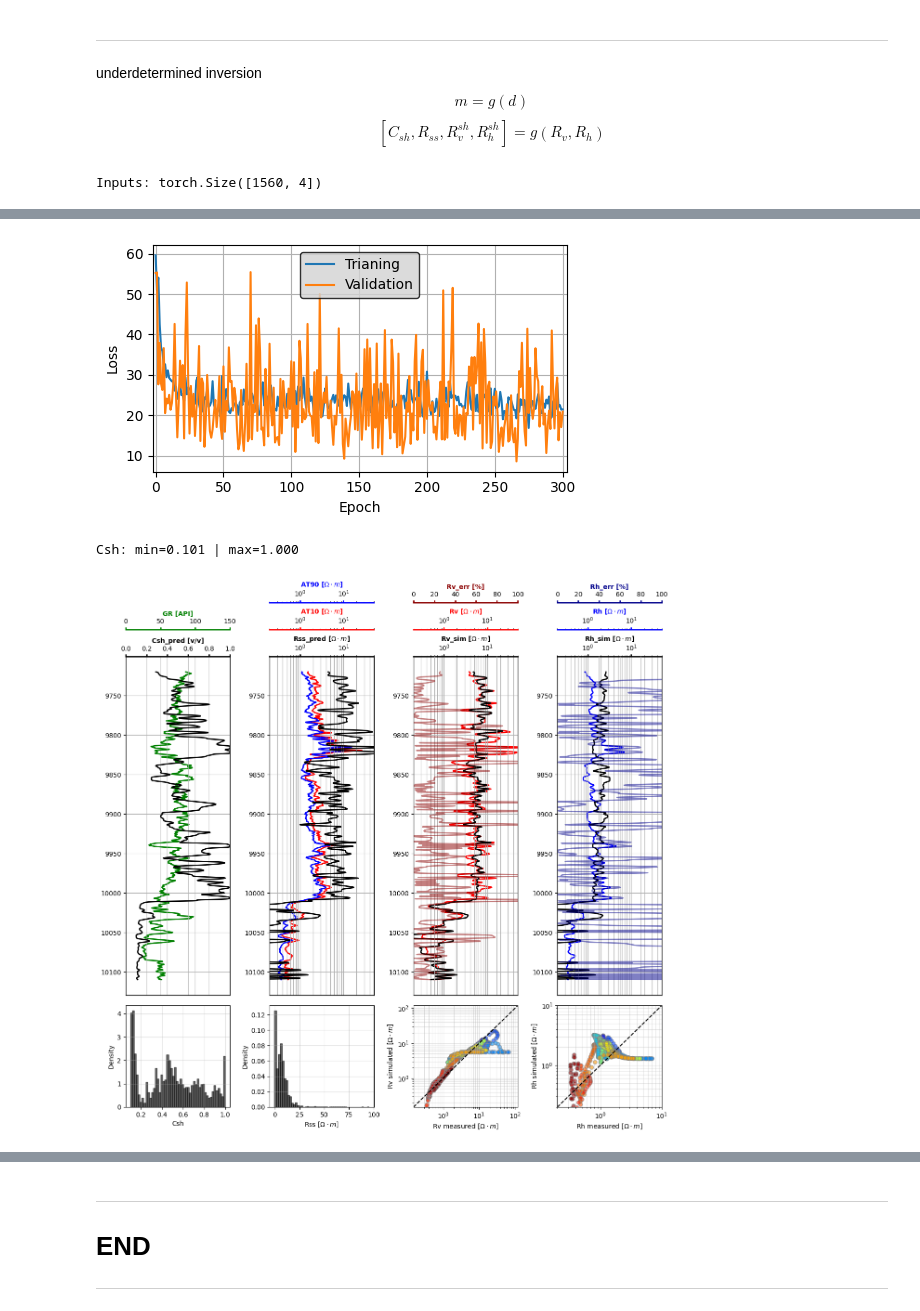
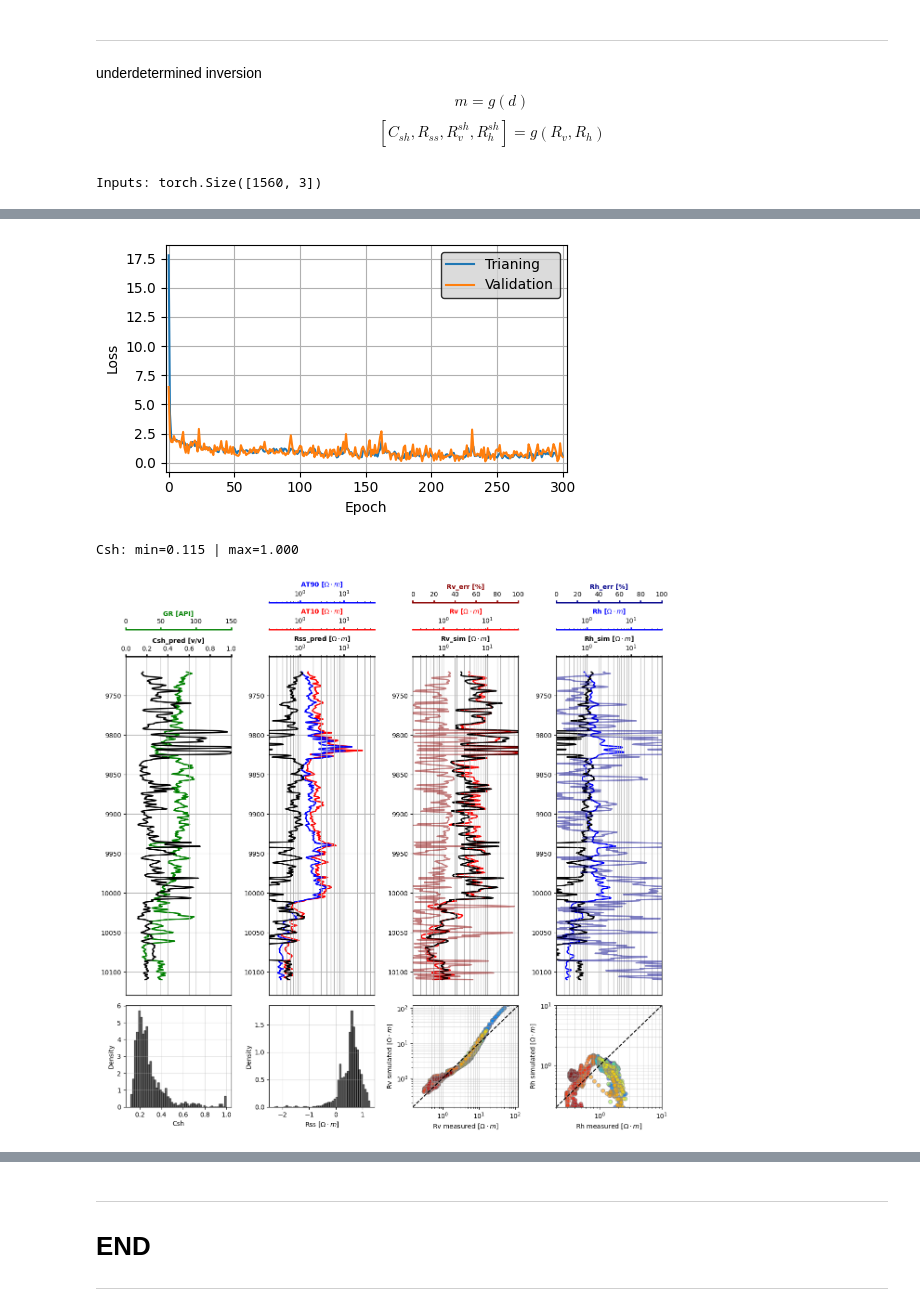
Before and after one commit to misaelmmorales/Anisotropic-Resistivity-Inversion, a Jupyter notebook: main_nb.ipynb, the cells around one changed output, grey strips where cells are left out. Saved outputs shown, nothing was run; the diff lists cells and outputs as text; code cells hidden in the pictures.

```diff
--- a/main_nb.ipynb
+++ b/main_nb.ipynb
@@ -274,18 +274,16 @@ $$ [C_{sh}, R_{ss}, R_v^{sh}, R_h^{sh}] = g (R_v, R_h) $$
 class ResInvPINN(nn.Module):
     def __init__(self):
         super(ResInvPINN, self).__init__()
-        self.fc1 = nn.Linear(4, 64)
-        self.fc2 = nn.Linear(64, 2)
+        self.fc1 = nn.Linear(3, 64)
+        self.fc2 = nn.Linear(64, 4)
 
     def forward(self, x):
         x = self.fc1(x)
         x = self.fc2(x)
         # Constrain Csh to [0,1]
-        #c, s, v, h = x[:, 0], x[:, 1], x[:, 2], x[:, 3]
-        c, s = x[:,0], x[:,1]
+        c, s, v, h = x[:, 0], x[:, 1], x[:, 2], x[:, 3]
         c = nn.Sigmoid()(c)
-        #x = torch.stack([c, s, v, h], dim=-1)
-        x = torch.stack([c,s], dim=-1)
+        x = torch.stack([c, s, v, h], dim=-1)
         return x
 
 class ResInvLoss(nn.Module):
@@ -296,21 +294,26 @@ class ResInvLoss(nn.Module):
     def forward(self, inputs, outputs):
         Rv_true = inputs[:, 0]
         Rh_true = inputs[:, 1]
+        GR_true = inputs[:, 2]
 
         Csh_pred = outputs[:, 0]
         Rss_pred = outputs[:, 1]
 
-        Rvsh_pred = inputs[:, 2]
-        Rhsh_pred = inputs[:, 3]
+        Rvsh_pred = outputs[:, 2]
+        Rhsh_pred = outputs[:, 3]
 
         eq1 = (Csh_pred*Rvsh_pred + (1-Csh_pred)*Rss_pred) - (Rv_true)
         eq2 = 1/(Csh_pred/Rhsh_pred + (1-Csh_pred)/Rss_pred) - (Rh_true)
         eqs = torch.stack([eq1, eq2], dim=-1)
 
-        wd1, wd2 = 1/Rv_true, 1/Rh_true
+        wd1, wd2 = 1/Rv_true/GR_true, 1/Rh_true/GR_true
         Wdm = torch.stack([wd1, wd2], dim=-1)
 
-        return torch.norm(torch.matmul(Wdm.T, eqs), p=2) + self.lambda_reg*torch.norm(outputs[:,:2], p=2)
+        costf = torch.norm(torch.matmul(Wdm.T, eqs), p=2)
+        regPa = self.lambda_reg*torch.norm(outputs[:,:2], p=2)
+        regSh = 1/3*self.lambda_reg*torch.norm(outputs[:,2:], p=2)
+
+        return  costf + regPa + regSh
 # %%
 d = lasio.read('well1.las').df()[['CALI', 'AT10','AT30','AT60','AT90','GR','RV72H_1D_FLT','RH72H_1D_FLT']].dropna()
 column_names = ['CALI', 'AT10', 'AT30', 'AT60', 'AT90', 'GR', 'Rv', 'Rh']
@@ -319,15 +322,15 @@ zstart = int(np.argwhere(d.index==9720).squeeze())
 zend   = int(np.argwhere(d.index==10110).squeeze())
 data = d.rename(columns=dict(zip(d.columns, column_names))).iloc[zstart:zend]
 
-data['Rvsh'] = 5.580
-data['Rhsh'] = 1.294
+# data['Rvsh'] = 5.580
+# data['Rhsh'] = 1.294
 
-res_aniso  = data[['Rv','Rh','Rvsh','Rhsh']]
+res_aniso  = data[['Rv','Rh','GR']]
 
 inputs = torch.tensor(res_aniso.values, dtype=torch.float32)
 print('Inputs: {}'.format(inputs.shape))
 # %% [output]
-Inputs: torch.Size([1560, 4])
+Inputs: torch.Size([1560, 3])
 # %%
 dataset        = TensorDataset(inputs)
 train_percent  = 0.8
@@ -338,7 +341,7 @@ trainloader    = DataLoader(xtrain, batch_size=64, shuffle=True)
 validloader    = DataLoader(xvalid, batch_size=64, shuffle=True)
 
 pinn       = ResInvPINN()
-criterion  = ResInvLoss(lambda_reg=0)
+criterion  = ResInvLoss(lambda_reg=1e-5)
 optimizer  = torch.optim.AdamW(pinn.parameters(), lr=1e-3, weight_decay=1e-7)
 
 epochs = 301
@@ -387,18 +390,14 @@ Epoch: 300 | Loss: 21.4761 | Valid Loss: 20.8948
-[figure, old version]
+[figure, new version]
 # %%
 y_pred = pinn(inputs).detach().numpy().squeeze()
-#Csh_pred, Rss_pred, Rvsh_pred, Rhsh_pred = [y_pred[:, i] for i in range(y_pred.shape[1])]
-Csh_pred, Rss_pred = [y_pred[:, i] for i in range(y_pred.shape[1])]
+Csh_pred, Rss_pred, Rvsh_pred, Rhsh_pred = [y_pred[:, i] for i in range(y_pred.shape[1])]
 print('Csh: min={:.3f} | max={:.3f}'.format(Csh_pred.min(), Csh_pred.max()))
 
 Rv_true = res_aniso['Rv'].values
 Rh_true = res_aniso['Rh'].values
 
-Rvsh = res_aniso['Rvsh'].values
-Rhsh = res_aniso['Rhsh'].values
-
-Rv_sim = (Csh_pred*Rvsh + (1-Csh_pred)*Rss_pred)
-Rh_sim = 1/(Csh_pred/Rhsh + (1-Csh_pred)/Rss_pred)
+Rv_sim = (Csh_pred*Rvsh_pred + (1-Csh_pred)*Rss_pred)
+Rh_sim = 1/(Csh_pred/Rhsh_pred + (1-Csh_pred)/Rss_pred)
 
 Rv_err = np.abs((Rv_sim - Rv_true)/Rv_true) * 100
 Rh_err = np.abs((Rh_sim - Rh_true)/Rh_true) * 100
@@ -410,8 +409,8 @@ sol = pd.DataFrame({'Csh_pred':Csh_pred, 'Rss_pred':Rss_pred,
 results = pd.concat([data, sol], axis=1)
 plot_pinn_results(results)
 # %% [output]
-Csh: min=0.101 | max=1.000
+Csh: min=0.115 | max=1.000
-[figure, old version]
+[figure, new version]
 # %%
 plt.figure(figsize=(10,4))
 plt.plot(res_aniso.index, Rvsh_pred, c='darkred', label='Rvsh')
```
Also changed, not shown: parts of 2 cells of this notebook.
